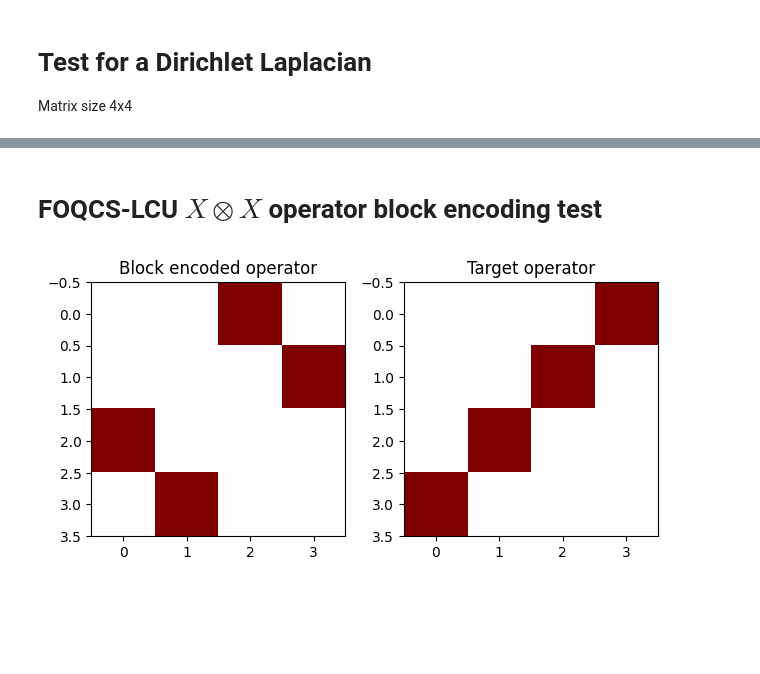
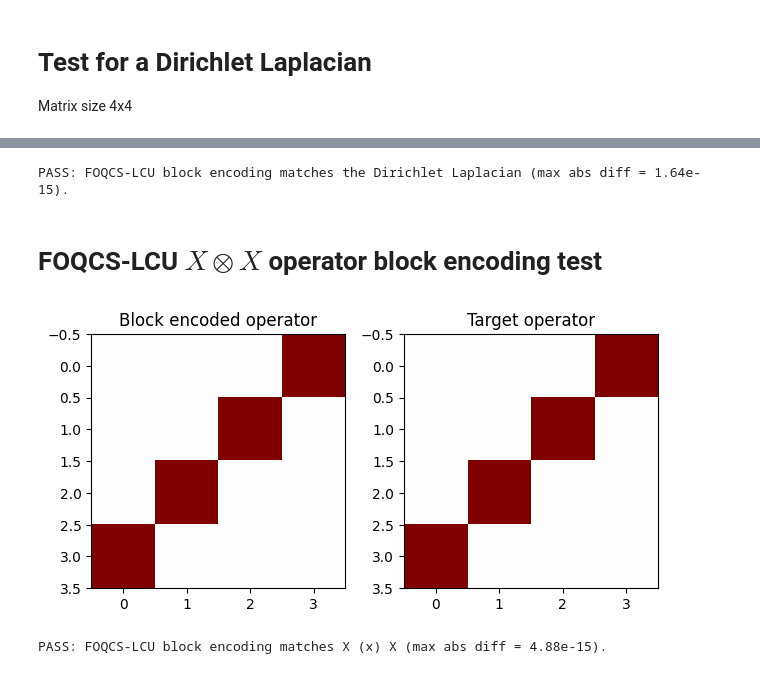
Before and after one commit to TDC28/laplacian_beqc, a Jupyter notebook: foqcs-lcu.ipynb, the cells around one changed output, grey strips where cells are left out. Saved outputs shown, nothing was run; the diff lists cells and outputs as text; code cells hidden in the pictures; blank space fills up the shorter version.

Commit message:
corrected coefficients and register size to the subprep

```diff
--- a/foqcs-lcu.ipynb
+++ b/foqcs-lcu.ipynb
@@ -168,3 +197,15 @@ plt.show()
+# %%
+
+block = get_circuit_unitary(qc2, [2])
+target = generate_laplacian([4], analytic_normalize=True).todense()
+
+np.testing.assert_allclose(block, target, atol=1e-8)
+print(
+    "PASS: FOQCS-LCU block encoding matches the Dirichlet Laplacian "
+    f"(max abs diff = {np.max(np.abs(block - target)):.2e})."
+)
+# %% [output]
+PASS: FOQCS-LCU block encoding matches the Dirichlet Laplacian (max abs diff = 1.64e-15).
 # %% [markdown]
 # FOQCS-LCU $X \otimes X$ operator block encoding test
 # %%
@@ -174,47 +215,51 @@ x = np.array([[0, 1], [1, 0]])
 y = np.array([[0, -1j], [1j, 0]])
 z = np.array([[1, 0], [0, -1]])
 # %%
-ops, coefs = PauliDecomposition(generate_laplacian([4], analytic_normalize=True).todense())
-ops2 = []
+n_sys = 2
+target_pauli = "XX"
 
-coefs = np.sqrt(np.array(coefs))
-
-for op in ops:
-    ops2.append(PauliGate(op))
-
-# Modify coefficients for desired XX operator block encoding
-ops = ops2
-coefs[0] = 0
-coefs[1] = 0
-coefs[2] = 1
-coefs[3] = 0
+# Build the check-matrix coefficients for a single target Pauli string directly
+i_target, j_target = pauli_string_to_ij(target_pauli)
+coefs = np.zeros(4**n_sys, dtype=complex)
+coefs[i_target + 2**n_sys * j_target] = 1.0
+coefs = np.sqrt(coefs)
 
 # Prepare circuit
-L = 2
+L = n_sys
 subprep = sub_prep_foqcs_lcu(coefs, normalization=True, compact=True)
 subprepL = sub_prep_foqcs_lcu(coefs.conj(), normalization=True, compact=True)
 select = select_foqcs_lcu(L)
 
 qc = QuantumCircuit(3 * L)
-qc.append(subprep, list(range(0, L)))
+qc.append(subprep, list(range(0, 2 * L)))
 qc.append(select, list(range(3 * L)))
-qc.append(subprepL.inverse(), list(range(L)))
+qc.append(subprepL.inverse(), list(range(0, 2 * L)))
 op = qc.to_instruction()
 qc.draw()
 
 qc2 = QuantumCircuit(3 * L)
 qc2.append(op, [4, 5, 2, 3, 0, 1])
 qc2.decompose().draw()
 
-# Plot and compare between simulation and expected resutls
+# Plot and compare between simulation and expected results
 fig, axs = plt.subplots(1, 2)
 axs[0].imshow(get_circuit_unitary(qc2, [2]), cmap="seismic", vmin=-1, vmax=1)
 axs[0].set_title("Block encoded operator")
 
 axs[1].imshow(np.kron(x, x), cmap="seismic", vmin=-1, vmax=1)
 axs[1].set_title("Target operator")
 
 fig.tight_layout()
 plt.show()
+
+# --- test ---
+block = get_circuit_unitary(qc2, [2])
+target = np.kron(x, x)
+np.testing.assert_allclose(block, target, atol=1e-8)
+print(
+    "PASS: FOQCS-LCU block encoding matches X (x) X "
+    f"(max abs diff = {np.max(np.abs(block - target)):.2e})."
+)
 # %% [output]
-[figure, old version]
+[figure, new version]
+PASS: FOQCS-LCU block encoding matches X (x) X (max abs diff = 4.88e-15).
```
Also changed, not shown: parts of 5 cells of this notebook.
